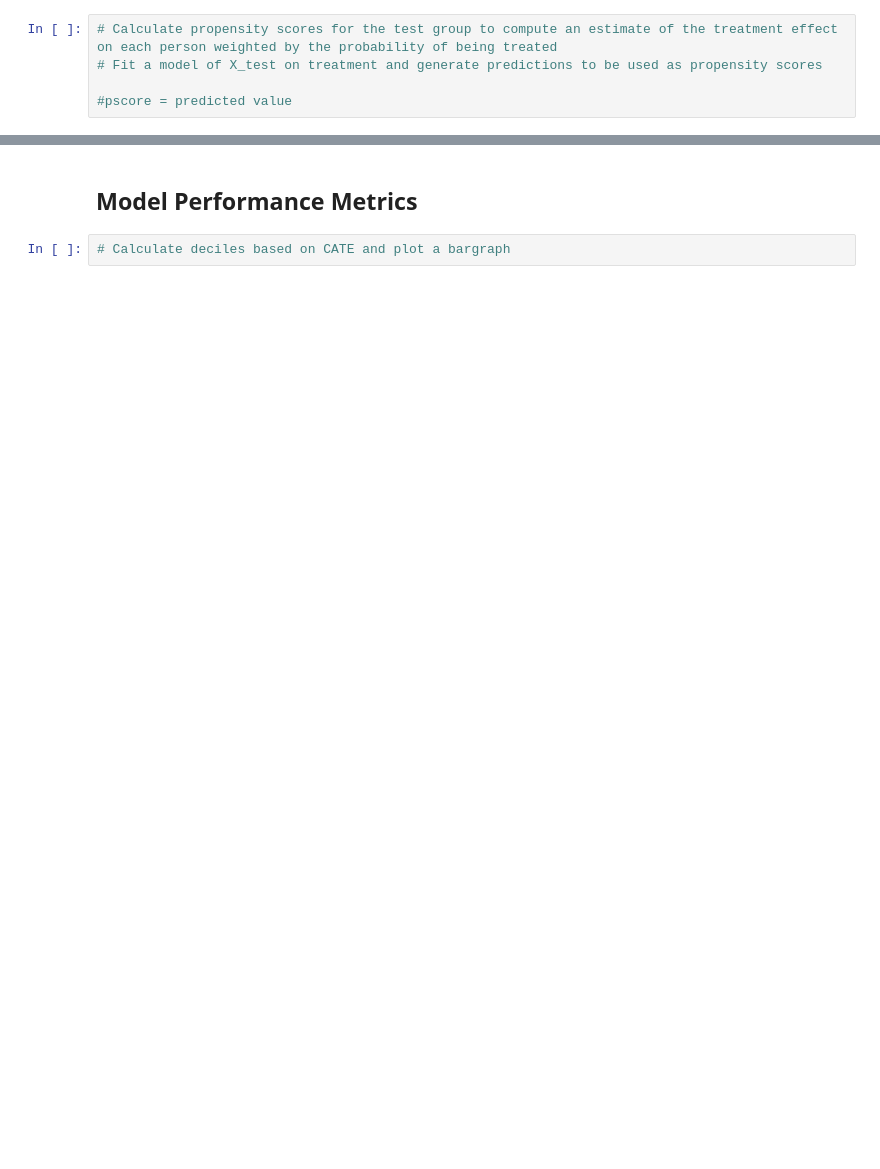
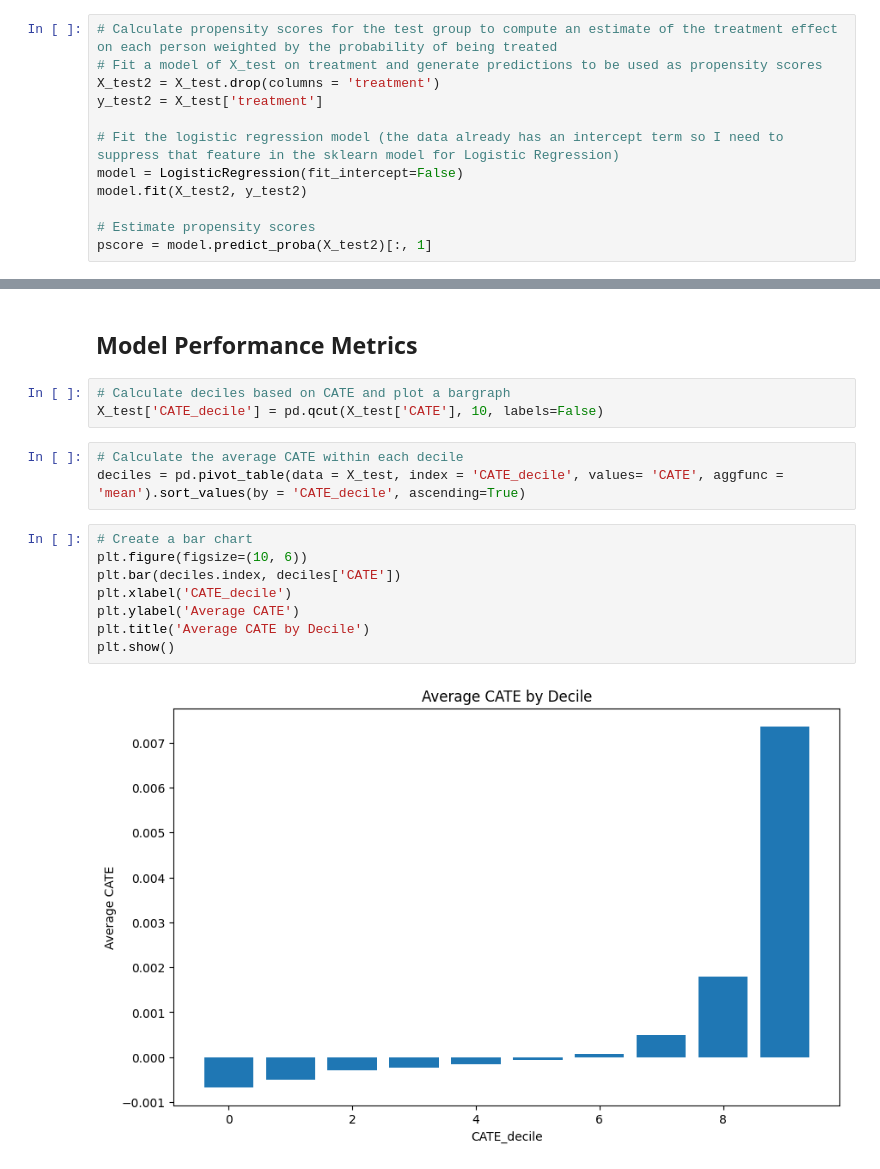
Before and after one commit to woolstej/causal_modeling, a Jupyter notebook: uplift-modeling/uplift_modelling.ipynb, the cells around one changed output, grey strips where cells are left out. Saved outputs shown, nothing was run; the diff lists cells and outputs as text; blank space fills up the shorter version.

```diff
--- a/uplift-modeling/uplift_modelling.ipynb
+++ b/uplift-modeling/uplift_modelling.ipynb
@@ -219,6 +222,13 @@ test_pred_c = M_Dc.predict(X_test.drop(columns = 'treatment'))
 # %%
 # Calculate propensity scores for the test group to compute an estimate of the treatment effect on each person weighted by the probability of being treated
 # Fit a model of X_test on treatment and generate predictions to be used as propensity scores
+X_test2 = X_test.drop(columns = 'treatment')
+y_test2 = X_test['treatment']
 
-#pscore = predicted value
+# Fit the logistic regression model (the data already has an intercept term so I need to suppress that feature in the sklearn model for Logistic Regression)
+model = LogisticRegression(fit_intercept=False)
+model.fit(X_test2, y_test2)
+
+# Estimate propensity scores
+pscore = model.predict_proba(X_test2)[:, 1]
 # %%
@@ -250,3 +260,17 @@ Instead of blasting all customers above a certain churn threshold, we divide the
 ## Model Performance Metrics
 # %%
 # Calculate deciles based on CATE and plot a bargraph
+X_test['CATE_decile'] = pd.qcut(X_test['CATE'], 10, labels=False)
+# %%
+# Calculate the average CATE within each decile
+deciles = pd.pivot_table(data = X_test, index = 'CATE_decile', values= 'CATE', aggfunc = 'mean').sort_values(by = 'CATE_decile', ascending=True)
+# %%
+# Create a bar chart
+plt.figure(figsize=(10, 6))
+plt.bar(deciles.index, deciles['CATE'])
+plt.xlabel('CATE_decile')
+plt.ylabel('Average CATE')
+plt.title('Average CATE by Decile')
+plt.show()
+# %% [output]
+[figure, added]
```
Also changed, not shown: parts of 2 cells of this notebook.
